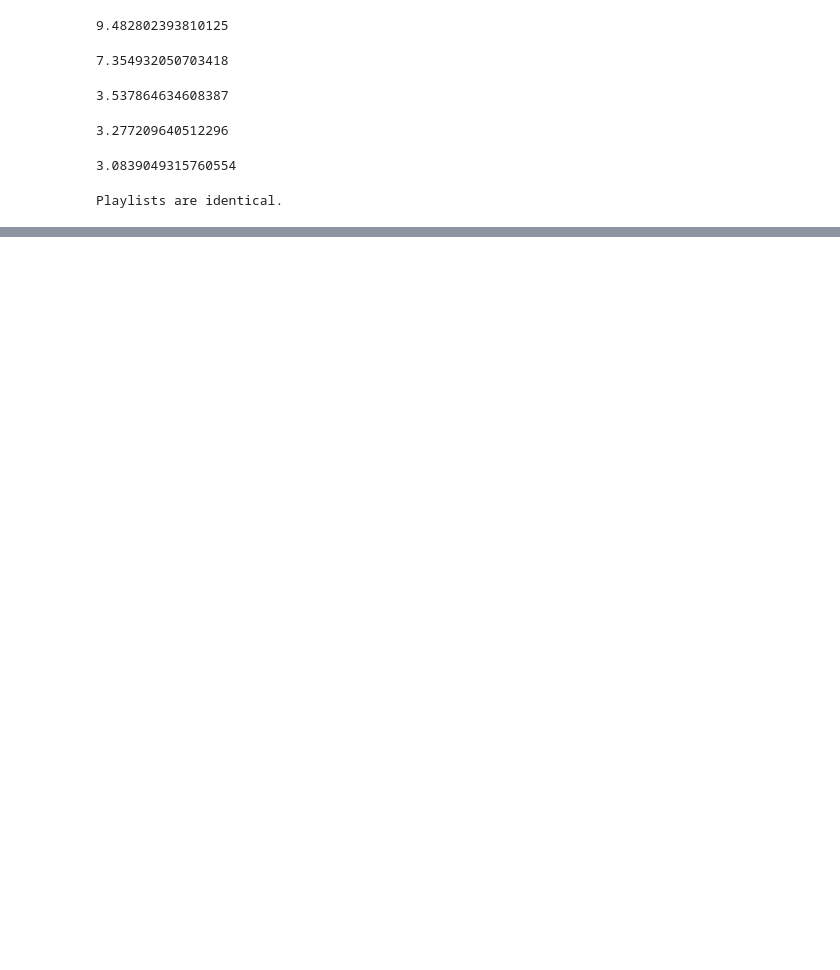
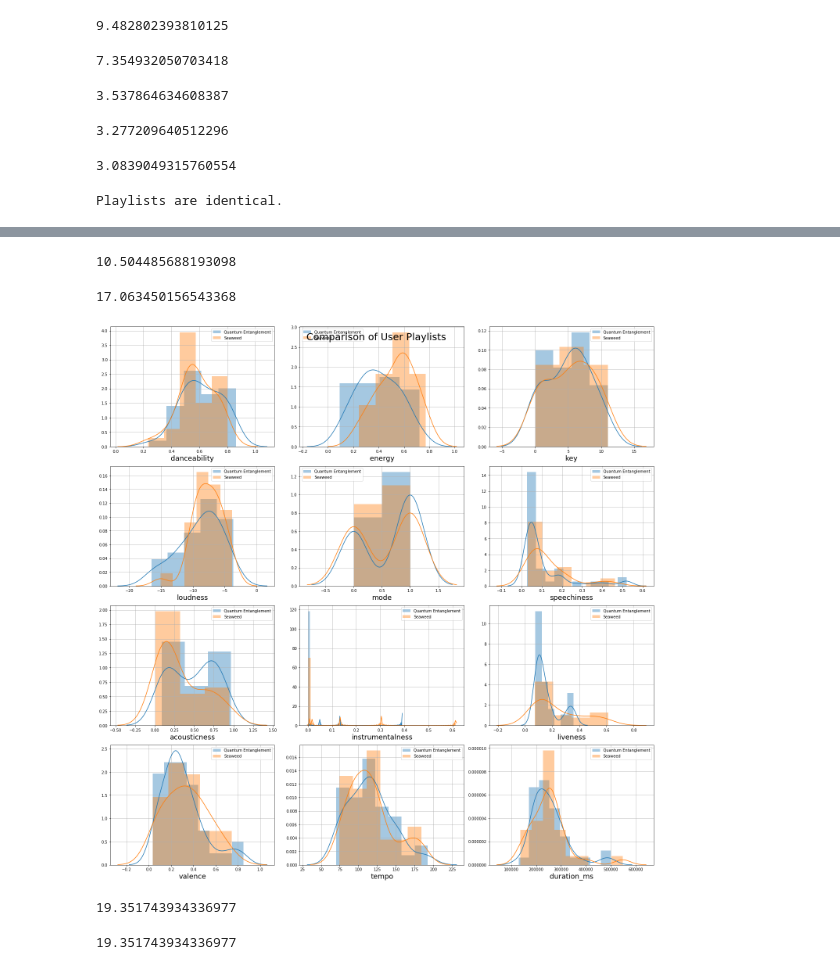
Before and after one commit to willfurtado/Visualizing-Spotify-Data, a Jupyter notebook: Playlist Analysis.ipynb, the cells around one changed output, grey strips where cells are left out. Drawn from its saved outputs; the diff is of its cells as text; code cells hidden in the pictures; blank space fills up the shorter version.

Commit message:
Added additional matching metric

```diff
--- a/Playlist Analysis.ipynb
+++ b/Playlist Analysis.ipynb
@@ -232,0 +239,30 @@ Playlists are identical.
+# %%
+quantum = Playlist("spotify:playlist:5RMXhT59sies1LaExYEPKY")
+bkgnd = Playlist("spotify:playlist:3kMZM5jiZ6ClsObXQ7mA4i")
+# %%
+seaweed = Playlist("spotify:playlist:1uZJKvJr7wJITkwYQ9cNNM")
+# %%
+quantum_df = quantum.to_df()
+bkgnd_df = bkgnd.to_df()
+# %%
+seaweed_df = seaweed.to_df()
+# %%
+matching_score(quantum_df, bkgnd_df)
+# %% [output]
+10.504485688193098
+# %%
+matching_score(quantum_df, seaweed_df)
+# %% [output]
+17.063450156543368
+# %%
+compare(quantum_df, seaweed_df)
+# %% [output]
+[figure, added]
+# %%
+alternative_matching_score(quantum_df, seaweed_df)
+# %% [output]
+19.351743934336977
+# %%
+alternative_matching_score(seaweed_df, quantum_df)
+# %% [output]
+19.351743934336977
```
Also changed, not shown: parts of 7 cells of this notebook, 1 other file.
